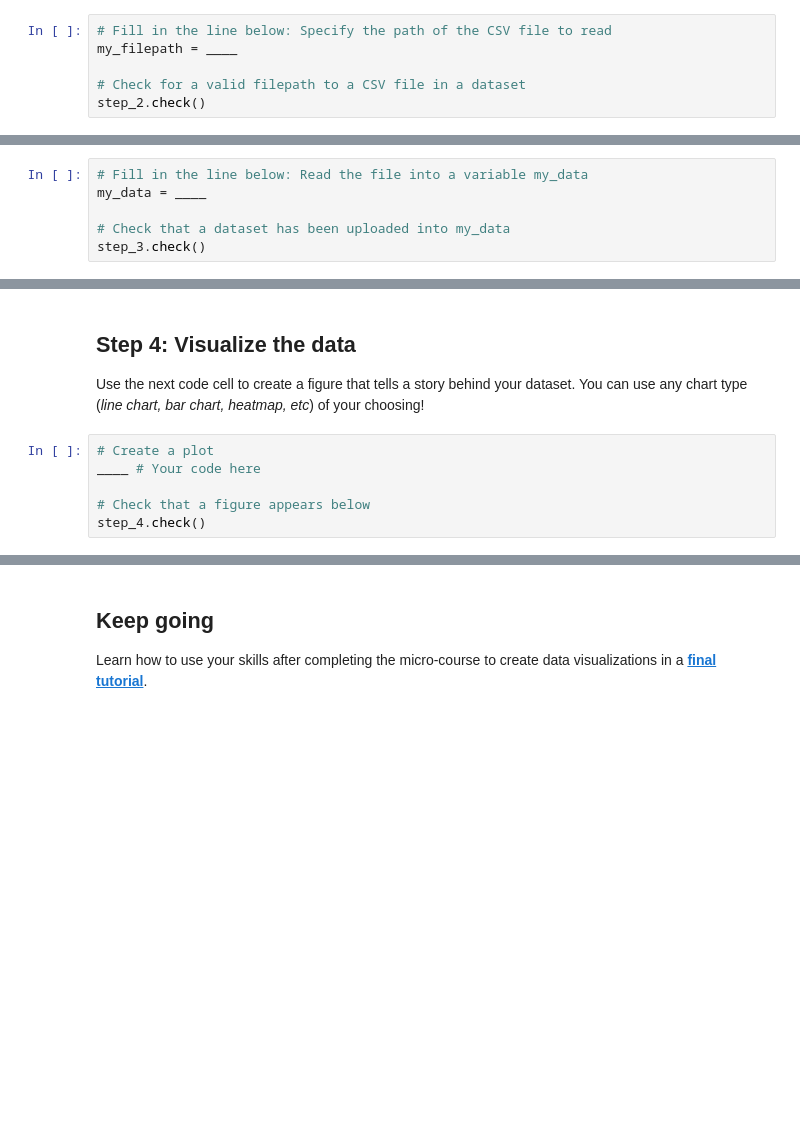
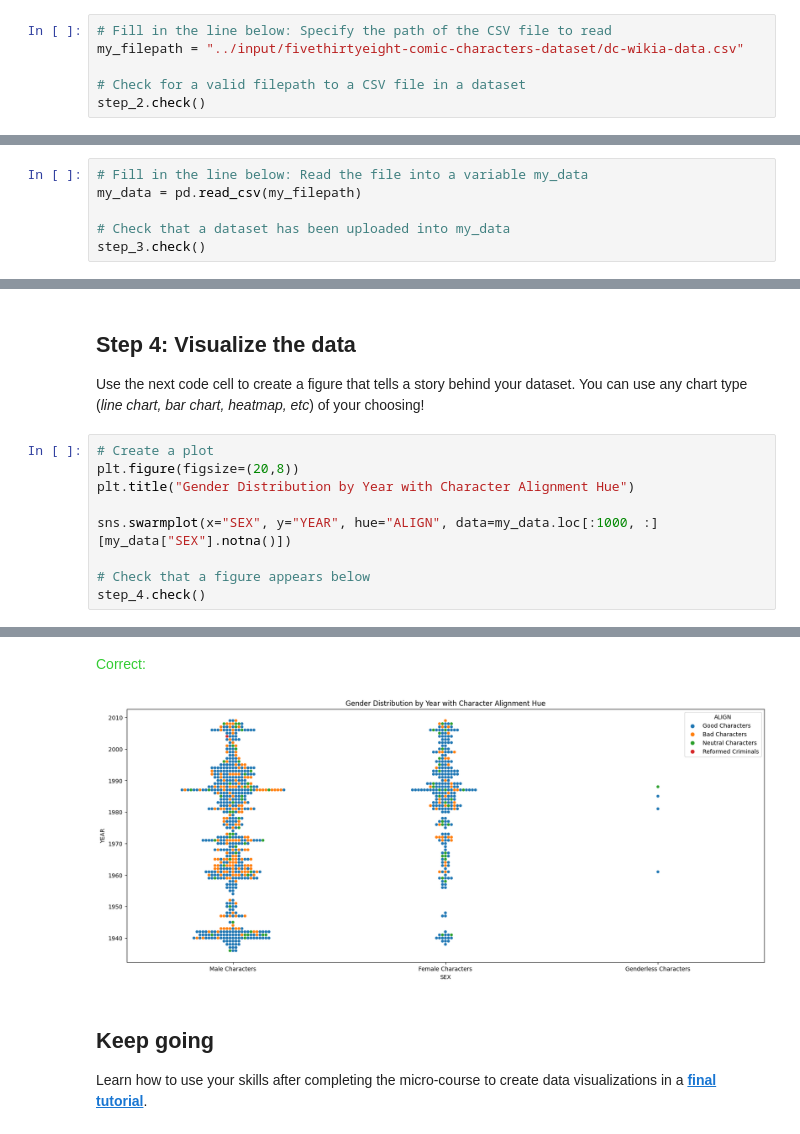
Before and after one commit to acasasis-dev/kaggle, a Jupyter notebook: data-visualization/07-final-project/exercise/exercise-final-project.ipynb, the cells around one changed output, grey strips where cells are left out. Cells and saved outputs as stored; diff of their text form; blank space fills up the shorter version.

Commit message:
Data Visualization exercise 07 answers and outputs

```diff
--- a/data-visualization/07-final-project/exercise/exercise-final-project.ipynb
+++ b/data-visualization/07-final-project/exercise/exercise-final-project.ipynb
@@ -66,7 +74,7 @@ Note that **you must enclose the filepath in quotation marks**; otherwise, the c
 Once you've entered the filepath, you can close the tab below the notebook by clicking on the **[X]** at the top of the tab.
 # %%
 # Fill in the line below: Specify the path of the CSV file to read
-my_filepath = ____
+my_filepath = "../input/fivethirtyeight-comic-characters-dataset/dc-wikia-data.csv"
 
 # Check for a valid filepath to a CSV file in a dataset
 step_2.check()
@@ -76,7 +87,7 @@ step_2.check()
 Use the next code cell to load your data file into `my_data`.  Use the filepath that you specified in the previous step.
 # %%
 # Fill in the line below: Read the file into a variable my_data
-my_data = ____
+my_data = pd.read_csv(my_filepath)
 
 # Check that a dataset has been uploaded into my_data
 step_3.check()
@@ -89,9 +115,13 @@ my_data.head()
 ## Step 4: Visualize the data
 
 Use the next code cell to create a figure that tells a story behind your dataset.  You can use any chart type (_line chart, bar chart, heatmap, etc_) of your choosing!
-# %%
-# Create a plot
-____ # Your code here
-
-# Check that a figure appears below
-step_4.check()
+# %%
+# Create a plot
+plt.figure(figsize=(20,8))
+plt.title("Gender Distribution by Year with Character Alignment Hue")
+
+sns.swarmplot(x="SEX", y="YEAR", hue="ALIGN", data=my_data.loc[:1000, :][my_data["SEX"].notna()])
+
+# Check that a figure appears below
+step_4.check()
+# %% [output]
@@ -98,3 +129,5 @@ step_4.check()
+<span style="color:#33cc33">Correct:</span>
+[figure, added]
 # %% [markdown]
 ## Keep going
 
```
Also changed, not shown: parts of 7 cells of this notebook.
